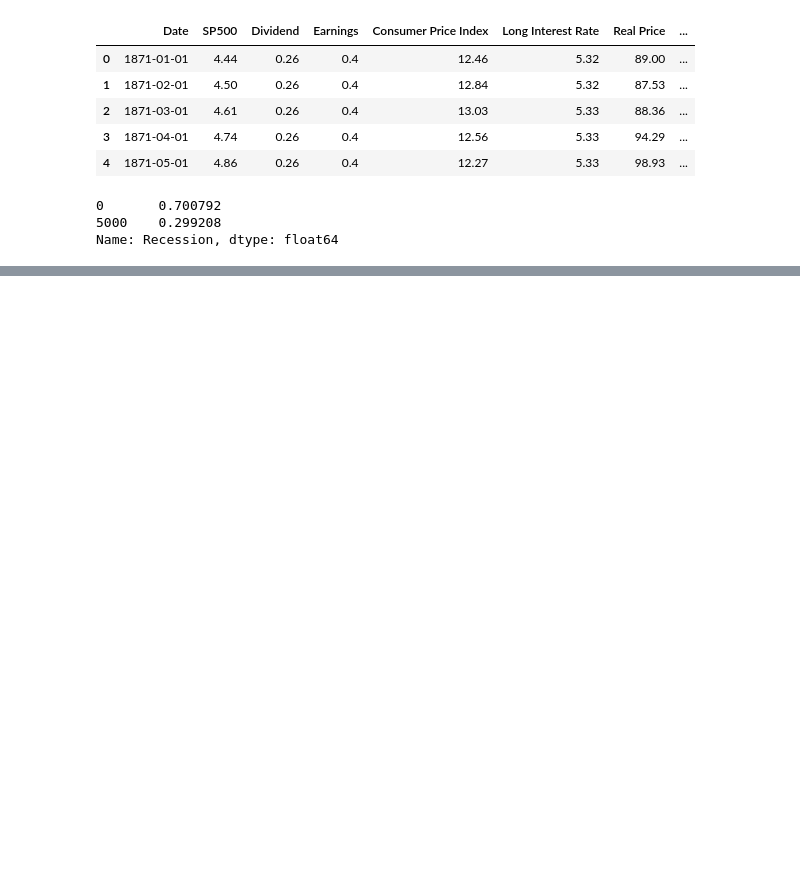
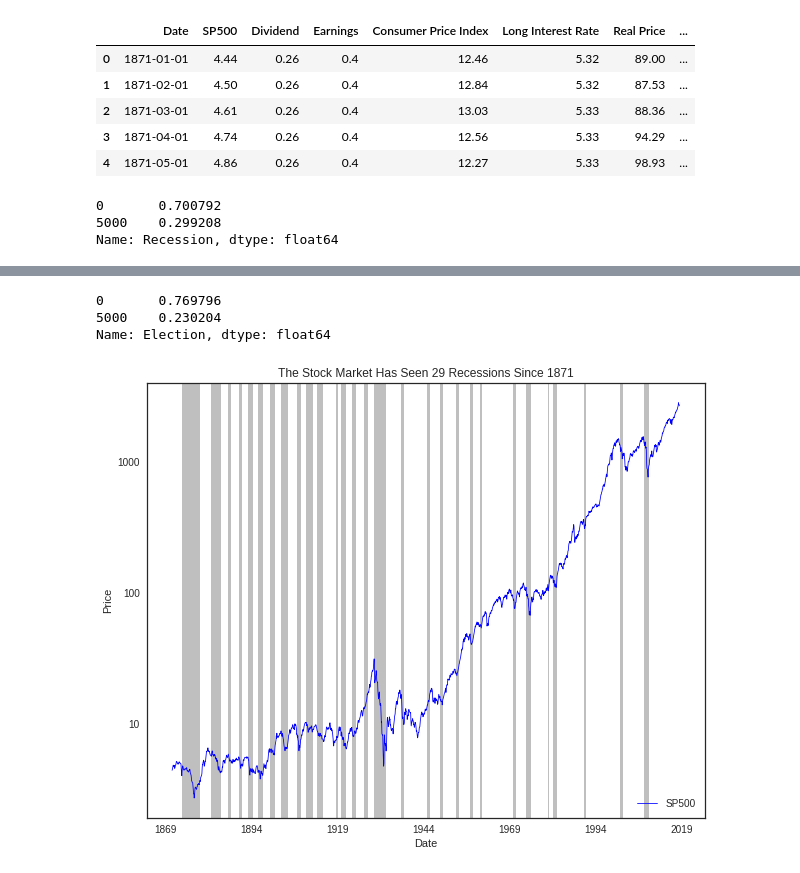
Before and after one commit to LambdaSchool/DS-Unit-1-Sprint-5-Data-Storytelling-Blog-Post, a Jupyter notebook: Data_Storytelling_Project.ipynb, the cells around one changed output, grey strips where cells are left out. Cells and saved outputs as stored; diff of their text form; code cells hidden in the pictures; blank space fills up the shorter version.

```diff
--- a/Data_Storytelling_Project.ipynb
+++ b/Data_Storytelling_Project.ipynb
@@ -222,0 +217,11 @@ subset
+# %%
+# War start and end dates for plot and calculations
+# Choosing most impactful wars -- relatively high cost and casualty rates
+
+war_start1, war_end1 = dt.datetime(1898, 4, 1), dt.datetime(1898, 8, 1) # Spanish-American War
+war_start2, war_end2 = dt.datetime(1899, 2, 1), dt.datetime(1902, 6, 1) # Philippine-American War
+war_start3, war_end3 = dt.datetime(1917, 4, 1), dt.datetime(1918, 11, 1) # WWI
+war_start4, war_end4 = dt.datetime(1941, 12, 1), dt.datetime(1945, 8, 1) # WWII
+war_start5, war_end5 = dt.datetime(1950, 6, 1), dt.datetime(1953, 7, 1) # Korean War
+war_start6, war_end6 = dt.datetime(1965, 3, 1), dt.datetime(1975, 4, 1) # Vietnam War
+war_start7, war_end7 = dt.datetime(2001, 7, 1), dt.datetime(2019, 2, 1) # Afghanistan War / Iraq War
@@ -222,0 +254,2 @@ subset
+# %%
+df['War'] = df['Date'].apply(is_war)
@@ -222,0 +397,2 @@ subset
+# %%
+df['Election'] = df['Date'].apply(is_election)
@@ -222,0 +408,59 @@ subset
+# %%
+# The US has been in an election year about 23% of the time since 1871
+# Pretty intuitive considering we have an election every 4 years
+df['Election'].value_counts(normalize=True)
+# %% [output]
+0       0.769796
+5000    0.230204
+Name: Election, dtype: float64
+# %%
+# Setting index to Date for the plot
+df = df.set_index('Date')
+# %%
+import matplotlib.ticker
+
+plt.style.use('seaborn-white')
+
+ax = df['SP500'].plot.line(color='b', linewidth=.8, logy=True, figsize=(10, 8))
+
+plt.axvspan(start1, end1, color='grey', alpha=0.5, lw=0)
+plt.axvspan(start2, end2, color='grey', alpha=0.5, lw=0)
+plt.axvspan(start3, end3, color='grey', alpha=0.5, lw=0)
+plt.axvspan(start4, end4, color='grey', alpha=0.5, lw=0)
+plt.axvspan(start5, end5, color='grey', alpha=0.5, lw=0)
+plt.axvspan(start6, end6, color='grey', alpha=0.5, lw=0)
+plt.axvspan(start7, end7, color='grey', alpha=0.5, lw=0)
+plt.axvspan(start8, end8, color='grey', alpha=0.5, lw=0)
+plt.axvspan(start9, end9, color='grey', alpha=0.5, lw=0)
+plt.axvspan(start10, end10, color='grey', alpha=0.5, lw=0)
+plt.axvspan(start11, end11, color='grey', alpha=0.5, lw=0)
+plt.axvspan(start12, end12, color='grey', alpha=0.5, lw=0)
+plt.axvspan(start13, end13, color='grey', alpha=0.5, lw=0)
+plt.axvspan(start14, end14, color='grey', alpha=0.5, lw=0)
+plt.axvspan(start15, end15, color='grey', alpha=0.5, lw=0)
+plt.axvspan(start16, end16, color='grey', alpha=0.5, lw=0)
+plt.axvspan(start17, end17, color='grey', alpha=0.5, lw=0)
+plt.axvspan(start18, end18, color='grey', alpha=0.5, lw=0)
+plt.axvspan(start19, end19, color='grey', alpha=0.5, lw=0)
+plt.axvspan(start20, end20, color='grey', alpha=0.5, lw=0)
+plt.axvspan(start21, end21, color='grey', alpha=0.5, lw=0)
+plt.axvspan(start22, end22, color='grey', alpha=0.5, lw=0)
+plt.axvspan(start23, end23, color='grey', alpha=0.5, lw=0)
+plt.axvspan(start24, end24, color='grey', alpha=0.5, lw=0)
+plt.axvspan(start25, end25, color='grey', alpha=0.5, lw=0)
+plt.axvspan(start26, end26, color='grey', alpha=0.5, lw=0)
+plt.axvspan(start27, end27, color='grey', alpha=0.5, lw=0)
+plt.axvspan(start28, end28, color='grey', alpha=0.5, lw=0)
+plt.axvspan(start29, end29, color='grey', alpha=0.5, lw=0)
+
+
+ax.set(title="The Stock Market Has Seen 29 Recessions Since 1871")
+
+ax.set(xlabel='Date', ylabel='Price')
+ax.get_yaxis().set_major_formatter(matplotlib.ticker.ScalarFormatter())
+
+plt.legend()
+
+ax;
+# %% [output]
+[figure, added]
```
Also changed, not shown: parts of 35 cells of this notebook.
